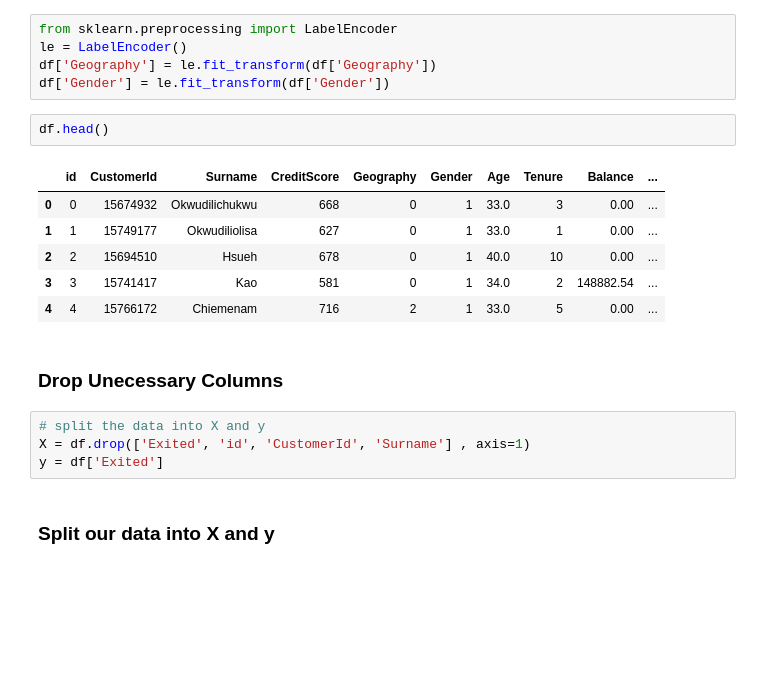
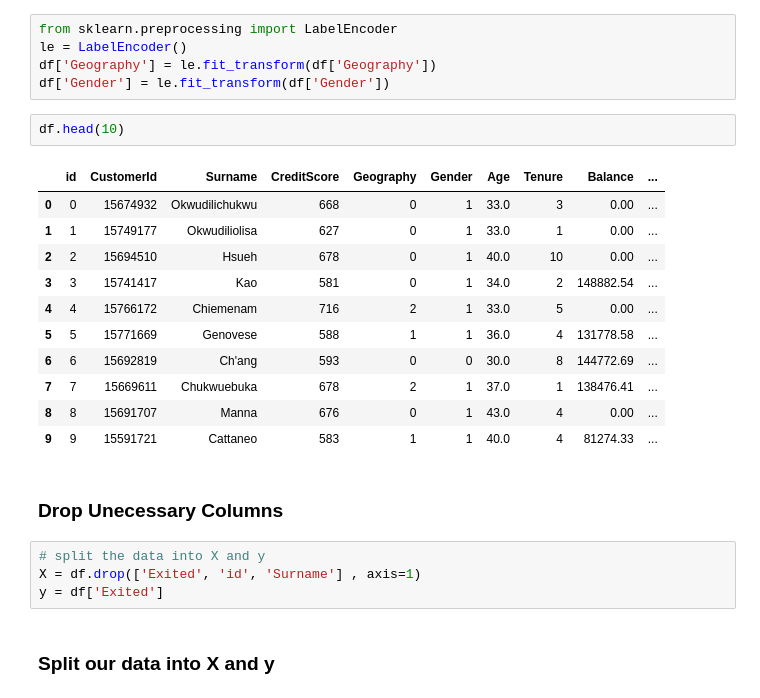
Before and after one commit to iammuhammadfurqan/Bank-Churn-Competition, a Jupyter notebook: bank_churn_prediction.ipynb, the cells around one changed output. Cells and saved outputs as stored; diff of their text form; blank space fills up the shorter version.

```diff
--- a/bank_churn_prediction.ipynb
+++ b/bank_churn_prediction.ipynb
@@ -318,19 +382,24 @@ le = LabelEncoder()
 df['Geography'] = le.fit_transform(df['Geography'])
 df['Gender'] = le.fit_transform(df['Gender'])
 # %%
-df.head()
+df.head(10)
 # %% [output]
 |  | id | CustomerId | Surname | CreditScore | Geography | Gender | Age | Tenure | Balance | ... |
 | 0 | 0 | 15674932 | Okwudilichukwu | 668 | 0 | 1 | 33.0 | 3 | 0.00 | ... |
 | 1 | 1 | 15749177 | Okwudiliolisa | 627 | 0 | 1 | 33.0 | 1 | 0.00 | ... |
 | 2 | 2 | 15694510 | Hsueh | 678 | 0 | 1 | 40.0 | 10 | 0.00 | ... |
 | 3 | 3 | 15741417 | Kao | 581 | 0 | 1 | 34.0 | 2 | 148882.54 | ... |
 | 4 | 4 | 15766172 | Chiemenam | 716 | 2 | 1 | 33.0 | 5 | 0.00 | ... |
+| 5 | 5 | 15771669 | Genovese | 588 | 1 | 1 | 36.0 | 4 | 131778.58 | ... |
+| 6 | 6 | 15692819 | Ch'ang | 593 | 0 | 0 | 30.0 | 8 | 144772.69 | ... |
+| 7 | 7 | 15669611 | Chukwuebuka | 678 | 2 | 1 | 37.0 | 1 | 138476.41 | ... |
+| 8 | 8 | 15691707 | Manna | 676 | 0 | 1 | 43.0 | 4 | 0.00 | ... |
+| 9 | 9 | 15591721 | Cattaneo | 583 | 1 | 1 | 40.0 | 4 | 81274.33 | ... |
 # %% [markdown]
 ### Drop Unecessary Columns
 # %%
 # split the data into X and y
-X = df.drop(['Exited', 'id', 'CustomerId', 'Surname'] , axis=1)
+X = df.drop(['Exited', 'id', 'Surname'] , axis=1)
 y = df['Exited']
 # %% [markdown]
 ### Split our data into X and y
```
Also changed, not shown: parts of 23 cells of this notebook, 1 other file.
